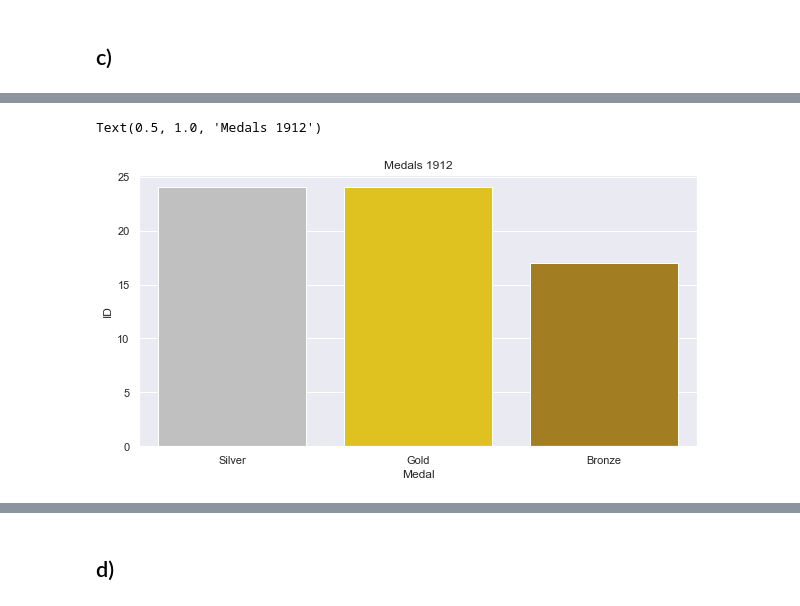
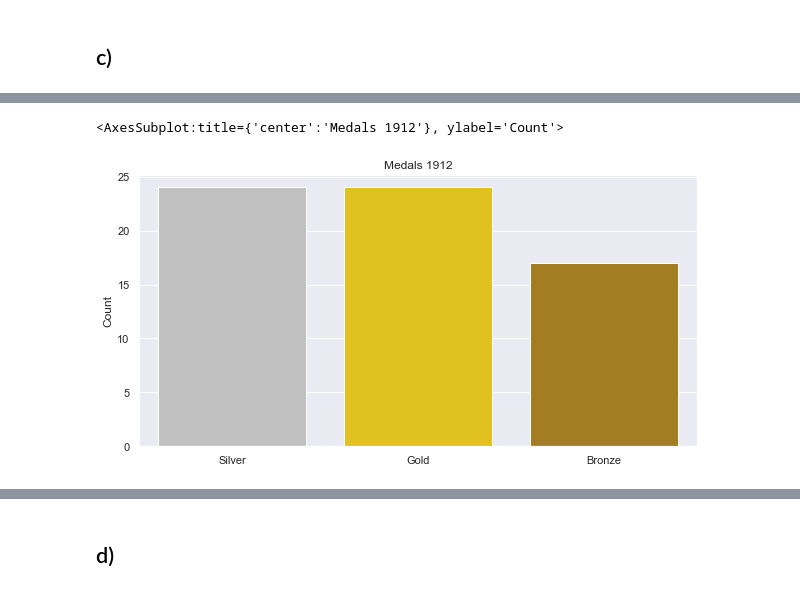
Before and after one commit to Erik-M-Larsson/Databehandling-OS-projekt-Felix-Tjernberg-Erik-Larsson, a Jupyter notebook: uppgift-0-1.ipynb, the cells around one changed output, grey strips where cells are left out. Cells and saved outputs as stored; diff of their text form; code cells hidden in the pictures.

Commit message:
add function wedish_medals_barplot()

```diff
--- a/uppgift-0-1.ipynb
+++ b/uppgift-0-1.ipynb
@@ -218,4 +222,6 @@ swedish_medals_df = pd.DataFrame(swedish_medals_games).reset_index()
 # %%
-swedish_medal_counts = swedish_medals_df.groupby(['Games', 'Medal']).count().reset_index()
-swedish_medal_counts.tail()
+#swedish_medal_counts = swedish_medals_df.groupby(['Games', 'Medal']).count().reset_index()
+#swedish_medal_counts.tail()
+s_m_c = swedish_medal_counts(swedish_athletes)
+s_m_c
 # %% [output]
@@ -246,8 +241,10 @@ swedish_medal_counts(swedish_athletes)
 # %%
 year = 1912
 
-sns.set(rc={"figure.figsize":(10, 5)})
-sns.barplot(data=swedish_medal_counts(swedish_athletes).query("Year == @year"), y="ID", x="Medal", palette={"Gold": "gold", "Silver": "silver", "Bronze": "darkgoldenrod"}).set_title(f'Medals {year}')
+#sns.set(rc={"figure.figsize":(10, 5)})
+#sns.barplot(data=swedish_medal_counts(swedish_athletes).query("Year == @year"), y="ID", x="Medal", palette={"Gold": "gold", "Silver": "silver", "Bronze": "darkgoldenrod"}).set_title(f'Medals {year}')
+
+swedish_medals_barplot(s_m_c, year)
 # %% [output]
-Text(0.5, 1.0, 'Medals 1912')
+<AxesSubplot:title={'center':'Medals 1912'}, ylabel='Count'>
-[figure, old version]
+[figure, new version]
```
Also changed, not shown: parts of 12 cells of this notebook, 2 other files.
